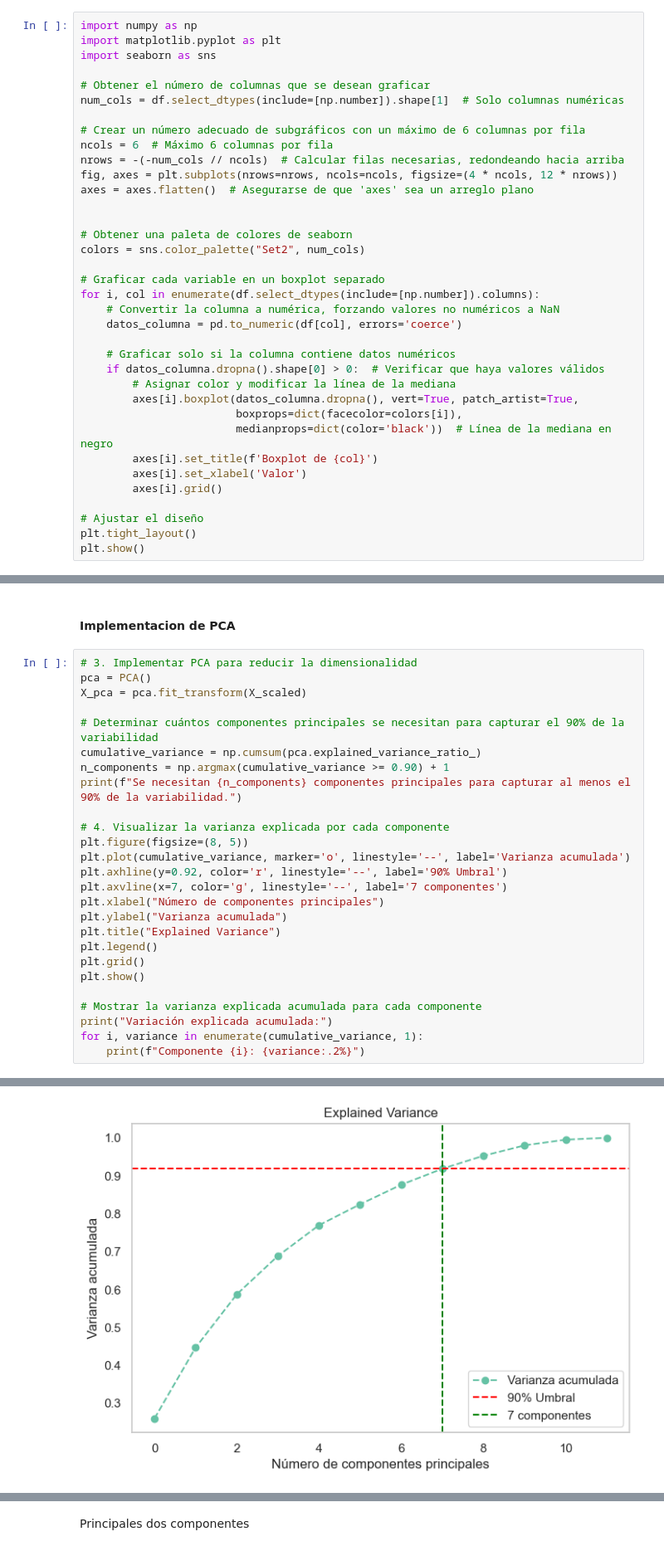
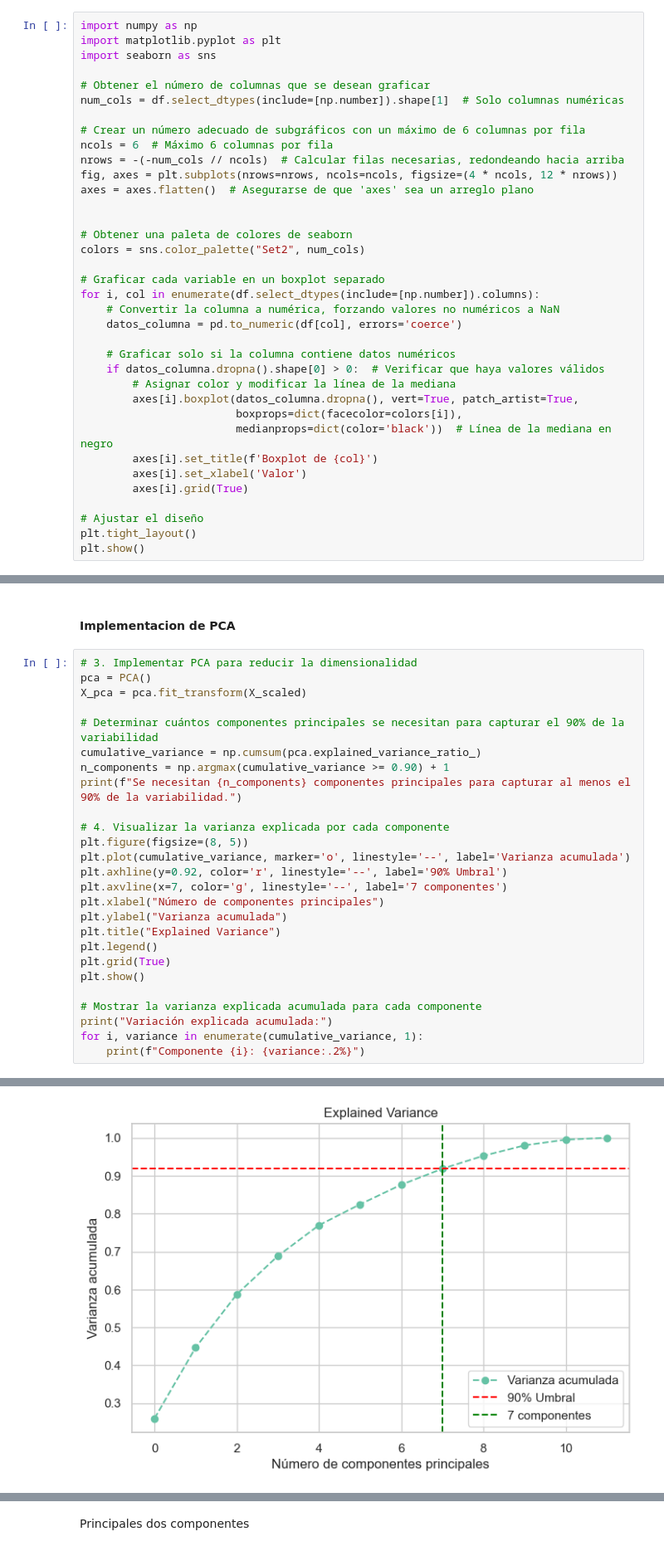
Before and after one commit to gillopy/PCA-Core-, a Jupyter notebook: Reducción de dimensionalidad - PCA (Core).ipynb, the cells around one changed output, grey strips where cells are left out. Shown at 83% size. Saved outputs shown, nothing was run; the diff lists cells and outputs as text.

```diff
--- a/4 - core1.ipynb
+++ b/Reducción de dimensionalidad - PCA (Core).ipynb
@@ -256,7 +256,7 @@ for i, col in enumerate(df.select_dtypes(include=[np.number]).columns):
                         medianprops=dict(color='black'))  # Línea de la mediana en negro
         axes[i].set_title(f'Boxplot de {col}')
         axes[i].set_xlabel('Valor')
-        axes[i].grid()
+        axes[i].grid(True)
 
 # Ajustar el diseño
 plt.tight_layout()
@@ -357,32 +357,32 @@ Desviación estándar por característica (aproximadamente 1): [1. 1. 1. 1. 1.]
 # %%
 # 3. Implementar PCA para reducir la dimensionalidad
 pca = PCA()
 X_pca = pca.fit_transform(X_scaled)
 
 # Determinar cuántos componentes principales se necesitan para capturar el 90% de la variabilidad
 cumulative_variance = np.cumsum(pca.explained_variance_ratio_)
 n_components = np.argmax(cumulative_variance >= 0.90) + 1
 print(f"Se necesitan {n_components} componentes principales para capturar al menos el 90% de la variabilidad.")
 
 # 4. Visualizar la varianza explicada por cada componente
 plt.figure(figsize=(8, 5))
 plt.plot(cumulative_variance, marker='o', linestyle='--', label='Varianza acumulada')
 plt.axhline(y=0.92, color='r', linestyle='--', label='90% Umbral')
 plt.axvline(x=7, color='g', linestyle='--', label='7 componentes')
 plt.xlabel("Número de componentes principales")
 plt.ylabel("Varianza acumulada")
 plt.title("Explained Variance")
 plt.legend()
-plt.grid()
+plt.grid(True)
 plt.show()
 
 # Mostrar la varianza explicada acumulada para cada componente
 print("Variación explicada acumulada:")
 for i, variance in enumerate(cumulative_variance, 1):
     print(f"Componente {i}: {variance:.2%}")
 # %% [output]
 Se necesitan 8 componentes principales para capturar al menos el 90% de la variabilidad.
-[figure, old version]
+[figure, new version]
 Variación explicada acumulada:
 Componente 1: 26.01%
 Componente 2: 44.69%
```
Also changed, not shown: parts of 2 cells of this notebook.
